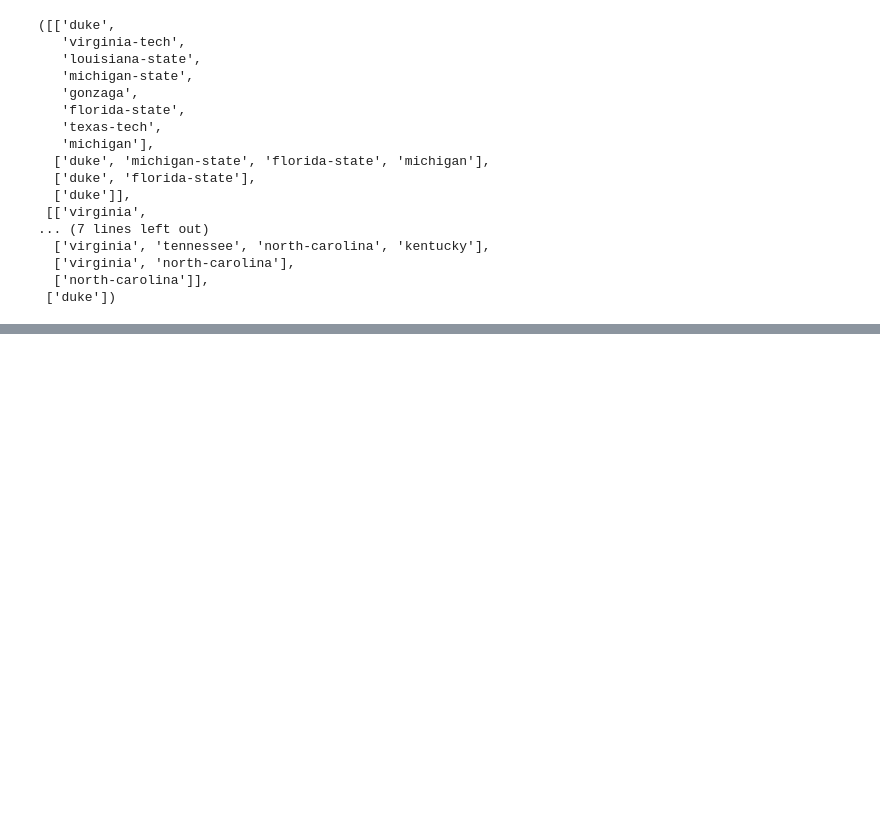
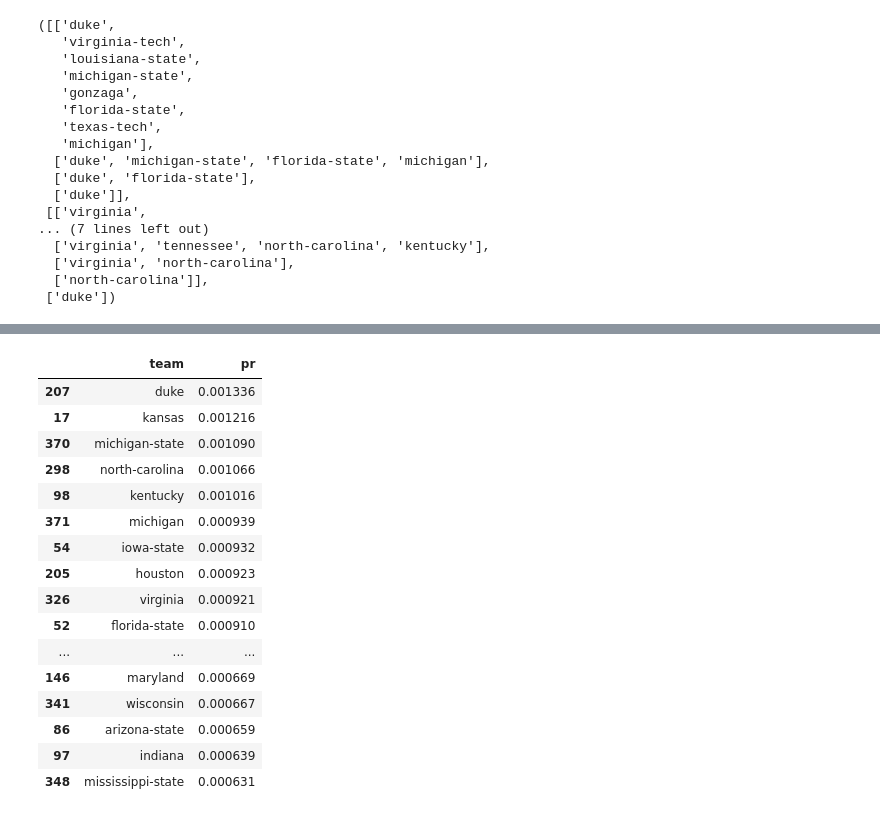
Before and after one commit to stubberf/NCAATour2019, a Jupyter notebook: PageRankAlgo.ipynb, the cells around one changed output, grey strips where cells are left out. Cells and saved outputs as stored; diff of their text form; code cells hidden in the pictures; blank space fills up the shorter version.

Commit message:
Updated PageRankAlgo file with additional analysis.

```diff
--- a/PageRankAlgo.ipynb
+++ b/PageRankAlgo.ipynb
@@ -188,0 +211,8 @@ Possible improvements:
+# %%
+l = len(all_teams)
+m = np.zeros((l, l))
+key = dict(zip(all_teams, range(l)))
+
+for i in range(len(data)):
+    if data['w2'][i] == 1:
+        m[ key[data['tm2'][i]], key[data['tm1'][i]] ] += 1
@@ -188,0 +288,21 @@ Possible improvements:
+# %%
+#normalize the matrix
+t = m.sum(axis=0)
+for i in range(len(t)):
+    if t[i] == 0:
+        continue
+    else:
+        m[:, i] = m[:, i] / t[i]
+# %%
+#initialize rank vector
+r = np.ones((l, 1)) * 1/l
+d = .9
+#iterate adjust rank until stable
+for i in range(50):
+    r_init = r
+    r = (1 - d)/l + d*(np.dot(m, r))
+    ssd = np.square(r_init - r).sum() #squared sum diff. from prev.
+    z = zip(all_teams, r.ravel())
+    print(ssd)
+    if ssd <= 1e-09:
+        break
@@ -188,0 +323,22 @@ Possible improvements:
+# %%
+z = zip(all_teams, r.ravel())
+df2 = pd.DataFrame(list(z), columns=['team', 'pr'])
+df2.sort_values(by=['pr'], ascending=False).head(30)
+# %% [output]
+|  | team | pr |
+| 207 | duke | 0.001336 |
+| 17 | kansas | 0.001216 |
+| 370 | michigan-state | 0.001090 |
+| 298 | north-carolina | 0.001066 |
+| 98 | kentucky | 0.001016 |
+| 371 | michigan | 0.000939 |
+| 54 | iowa-state | 0.000932 |
+| 205 | houston | 0.000923 |
+| 326 | virginia | 0.000921 |
+| 52 | florida-state | 0.000910 |
+| ... | ... | ... |
+| 146 | maryland | 0.000669 |
+| 341 | wisconsin | 0.000667 |
+| 86 | arizona-state | 0.000659 |
+| 97 | indiana | 0.000639 |
+| 348 | mississippi-state | 0.000631 |
```
Also changed, not shown: parts of 13 cells of this notebook.
